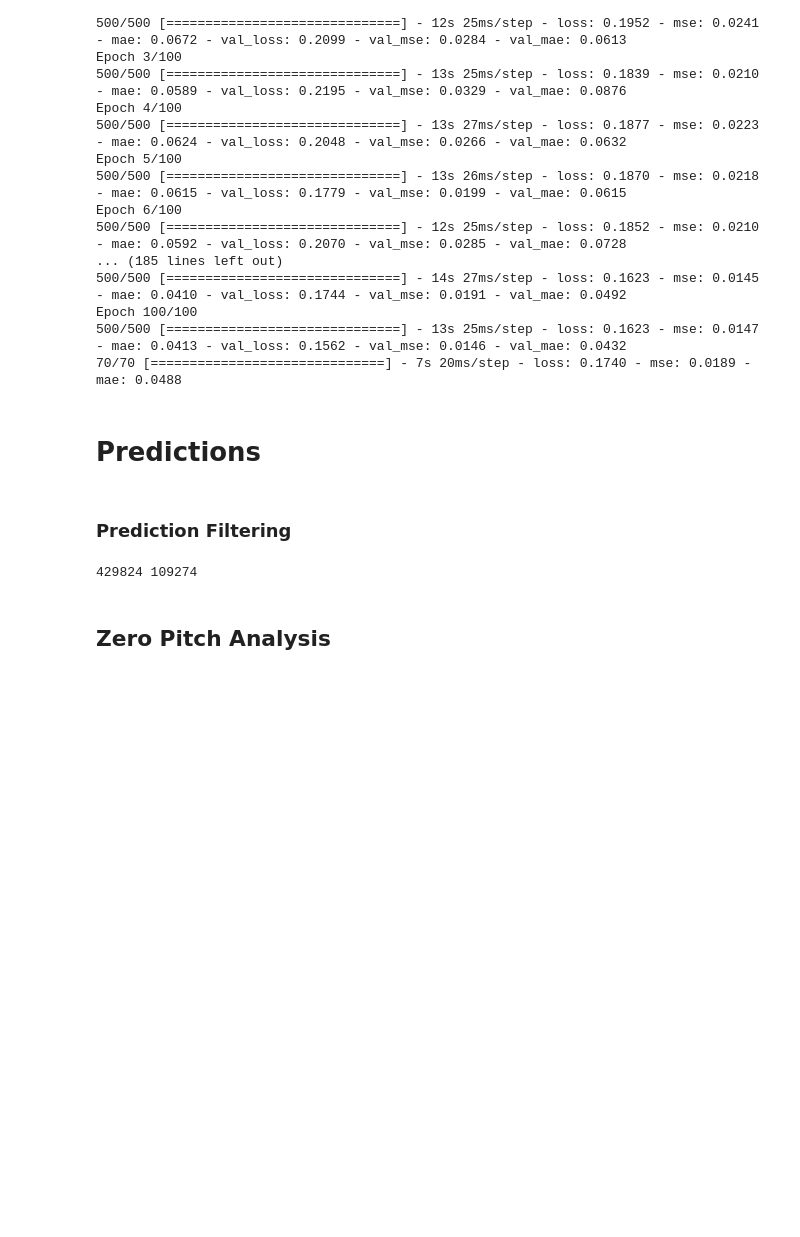
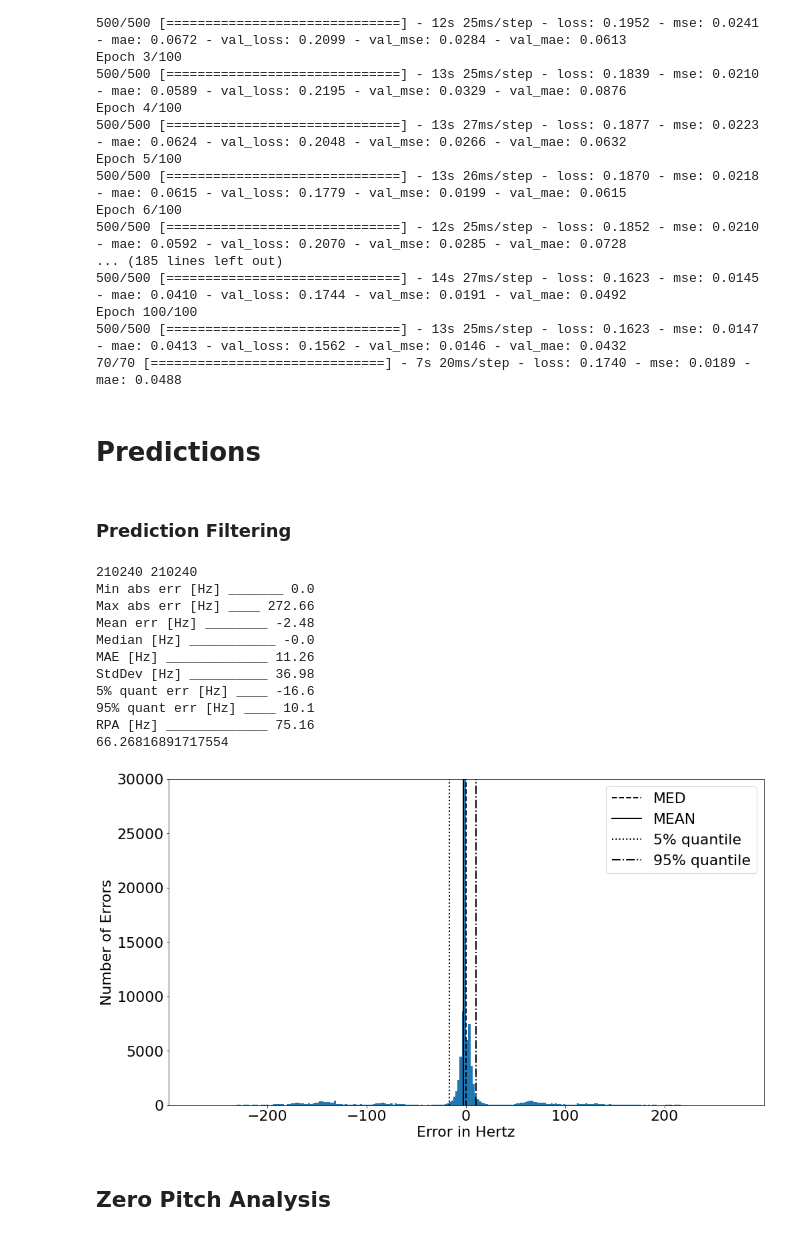
Before and after one commit to wolfisberg/zhaw-ba-online, a Jupyter notebook: deepf0/DEEP_F0.ipynb, the cells around one changed output. Saved outputs shown, nothing was run; the diff lists cells and outputs as text; code cells hidden in the pictures; blank space fills up the shorter version.

```diff
--- a/deepf0/DEEP_F0.ipynb
+++ b/deepf0/DEEP_F0.ipynb
@@ -42,8 +26,8 @@ Mounted at /content/drive
 # %%
 # Audio
 SNR_RANGE = (-5.0,20.0) #dB
-FRAME_LENGTH = 1024
-FRAME_STEP = 512
+FRAME_LENGTH = 2048
+FRAME_STEP = 1024
 MIN_RAND_GAIN = 0.05
 MAX_RAND_GAIN = 1.1
 SAMPLE_LENGTH = 3 #shorter than shortest noise/speech sample
@@ -518,18 +505,37 @@ predicted_hz, true_hz, true_cent, predicted_cent, diff, inp_vector, predicted_ve
 # %%
 ## Hertz filter
 combined = zip(true_hz, predicted_hz)
-# filtered = combined
-filtered = [x for x in list(combined) if x[0] > 60 and x[0] < 400 and x[1] > 60 and x[1] < 400]
+filtered = combined
+# filtered = [x for x in list(combined) if x[1] > 60 and x[1] < 400]# and x[1] > 60 and x[1] < 400]
 filtered_unzipped = np.array(list(zip(*filtered)))
 diff_filtered = filtered_unzipped[0] - filtered_unzipped[1]
 print(len(diff), len(diff_filtered))
 ## Cent filter
 combined_cent = zip(true_cent, predicted_cent)
 filtered_cent = [x for x in list(combined_cent) if x[0] > 3101.95500087 and x[1] > 3101.95500087]
 filtered_c_unzipped = np.array(list(zip(*filtered_cent)))
 diff_filtered_cent = filtered_c_unzipped[0] - filtered_c_unzipped[1]
+
+
+plt.rcParams.update({'font.size': 22})
+from rt_pie_lib import metrics
+hz_metrics = metrics.get_hz_metrics(filtered_unzipped[0], filtered_unzipped[1], print_output=True)
+rpa_cent = metrics.raw_pitch_accuracy_cent(filtered_c_unzipped[0], filtered_c_unzipped[1])
+print(rpa_cent)
+hist = histogram(diff_filtered)
 # %% [output]
-429824 109274
+210240 210240
+Min abs err [Hz] _______ 0.0
+Max abs err [Hz] ____ 272.66
+Mean err [Hz] ________ -2.48
+Median [Hz] ___________ -0.0
+MAE [Hz] _____________ 11.26
+StdDev [Hz] __________ 36.98
+5% quant err [Hz] ____ -16.6
+95% quant err [Hz] ____ 10.1
+RPA [Hz] _____________ 75.16
+66.26816891717554
+[figure, added]
 # %% [markdown]
 ## Zero Pitch Analysis
 # %%
```
Also changed, not shown: parts of 6 cells of this notebook.
